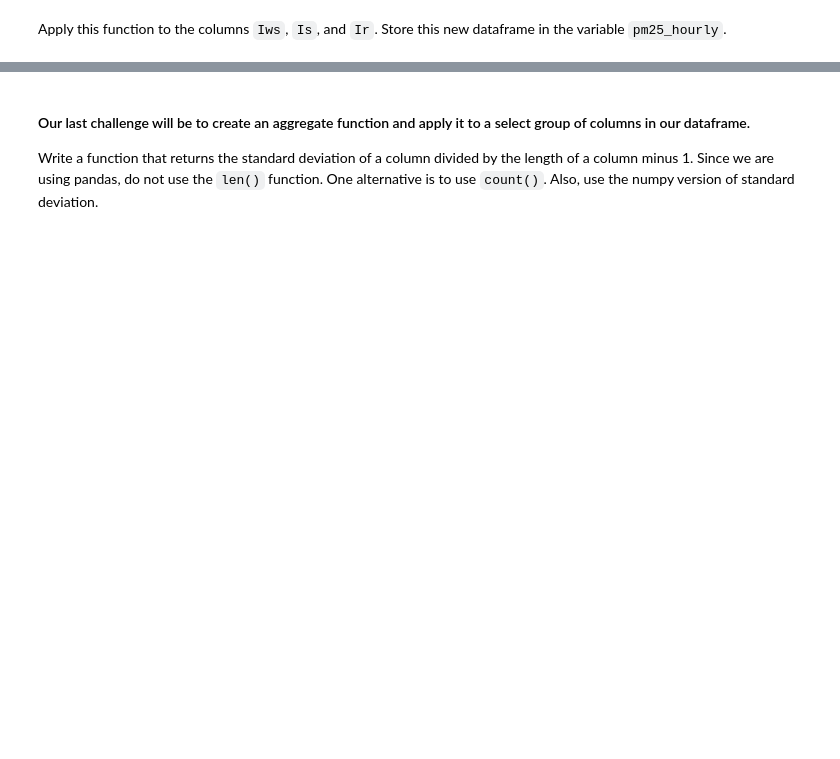
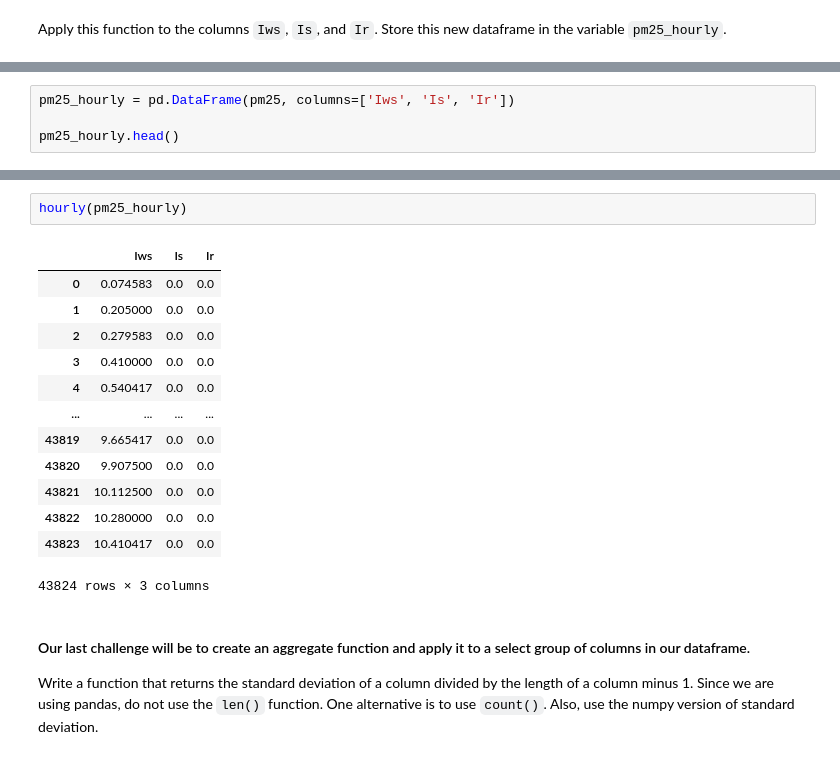
Before and after one commit to ironhack-bcn-data-june-2020/06-lab-map-reduce-filter, a Jupyter notebook: your-code/main - Lab 6.ipynb, the cells around one changed output, grey strips where cells are left out. Cells and saved outputs as stored; diff of their text form; blank space fills up the shorter version.

```diff
--- a/your-code/main - Lab 6.ipynb
+++ b/your-code/main - Lab 6.ipynb
@@ -240,0 +288,4 @@ Apply this function to the columns `Iws`, `Is`, and `Ir`. Store this new datafra
+# %%
+pm25_hourly = pd.DataFrame(pm25, columns=['Iws', 'Is', 'Ir'])
+
+pm25_hourly.head()
@@ -241,3 +299,19 @@ Apply this function to the columns `Iws`, `Is`, and `Ir`. Store this new datafra
+# %%
+hourly(pm25_hourly)
+# %% [output]
+|  | Iws | Is | Ir |
+| 0 | 0.074583 | 0.0 | 0.0 |
+| 1 | 0.205000 | 0.0 | 0.0 |
+| 2 | 0.279583 | 0.0 | 0.0 |
+| 3 | 0.410000 | 0.0 | 0.0 |
+| 4 | 0.540417 | 0.0 | 0.0 |
+| ... | ... | ... | ... |
+| 43819 | 9.665417 | 0.0 | 0.0 |
+| 43820 | 9.907500 | 0.0 | 0.0 |
+| 43821 | 10.112500 | 0.0 | 0.0 |
+| 43822 | 10.280000 | 0.0 | 0.0 |
+| 43823 | 10.410417 | 0.0 | 0.0 |
+43824 rows × 3 columns
 # %% [markdown]
 #### Our last challenge will be to create an aggregate function and apply it to a select group of columns in our dataframe.
 
```
Also changed, not shown: parts of 15 cells of this notebook, 1 other file.
